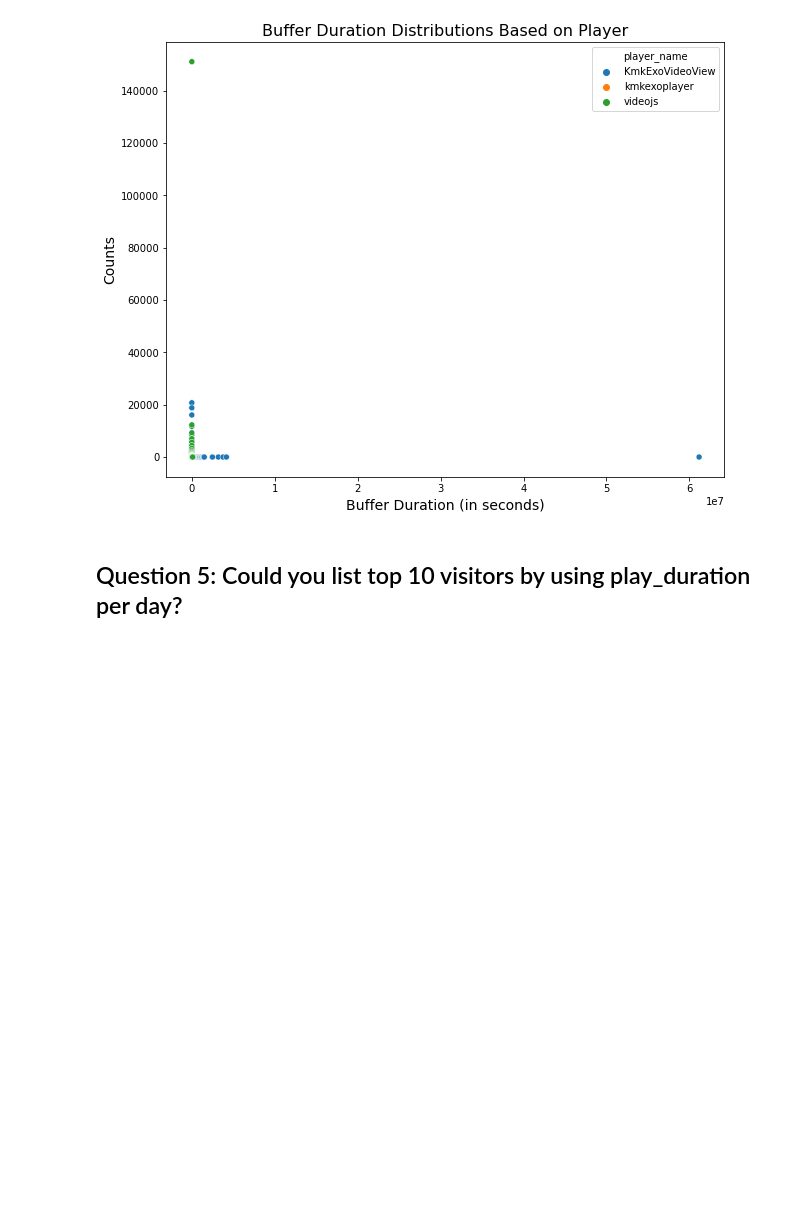
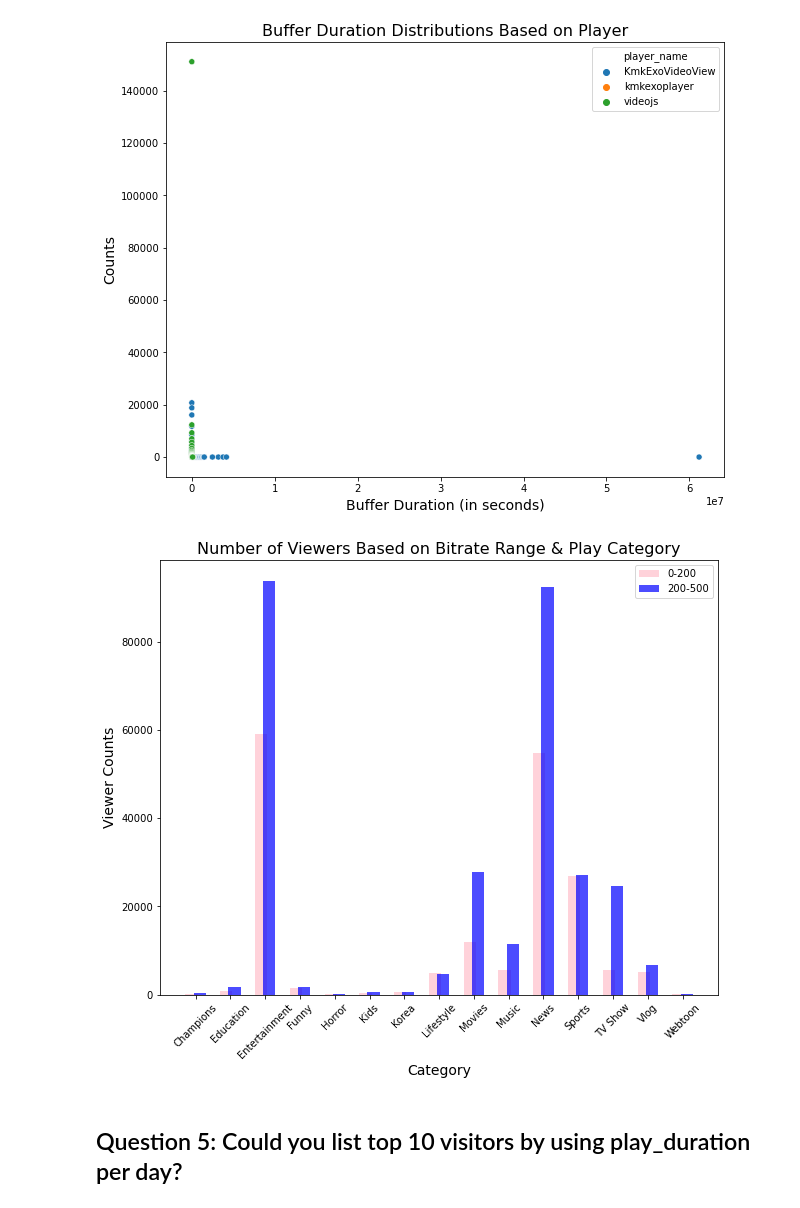
Before and after one commit to archeltaneka/vidio-dataset-eda, a Jupyter notebook: exploratory_notebook.ipynb, the cells around one changed output. Drawn from its saved outputs; the diff is of its cells as text; code cells hidden in the pictures; blank space fills up the shorter version.

```diff
--- a/exploratory_notebook.ipynb
+++ b/exploratory_notebook.ipynb
@@ -1321,6 +1347,32 @@ ax.set_ylabel('Counts', fontsize=14)
 plt.show()
 # %% [output]
 [figure]
+# %%
+# number of viewers based on bitrate range and play category
+df_bitrate_category = df[['bitrate_range', 'category_name']].value_counts()
+df_bitrate_category = pd.pivot_table(df_bitrate_category.to_frame(), values=0, index=['bitrate_range', 'category_name'], aggfunc=np.sum)
+df_bitrate_category = df_bitrate_category.reset_index()
+df_bitrate_category = df_bitrate_category.rename(columns={0: 'Counts'})
+
+df_bitrate_category = df_bitrate_category.sort_values(by=['category_name'])
+x = np.arange(len(df_bitrate_category['category_name'].unique()))
+width = 0.35
+
+fig, ax = plt.subplots(figsize=(10,8))
+
+ax.bar(x - width/3, df_bitrate_category[df_bitrate_category['bitrate_range'] == '0-200']['Counts'], width, color='pink', alpha=.7)
+ax.bar(x + width/3, df_bitrate_category[df_bitrate_category['bitrate_range'] == '200-500']['Counts'], width, color='blue', alpha=.7)
+
+ax.set_title('Number of Viewers Based on Bitrate Range & Play Category', fontsize=16)
+ax.set_xlabel('Category', fontsize=14)
+ax.set_ylabel('Viewer Counts', fontsize=14)
+ax.set_xticks(x)
+ax.set_xticklabels(df_bitrate_category['category_name'].unique(), rotation=45)
+ax.legend(['0-200', '200-500'])
+
+plt.show()
+# %% [output]
+[figure, added]
 # %% [markdown]
 ## Question 5: Could you list top 10 visitors by using play_duration per day?
 # %%
```
Also changed, not shown: parts of 17 cells of this notebook.
